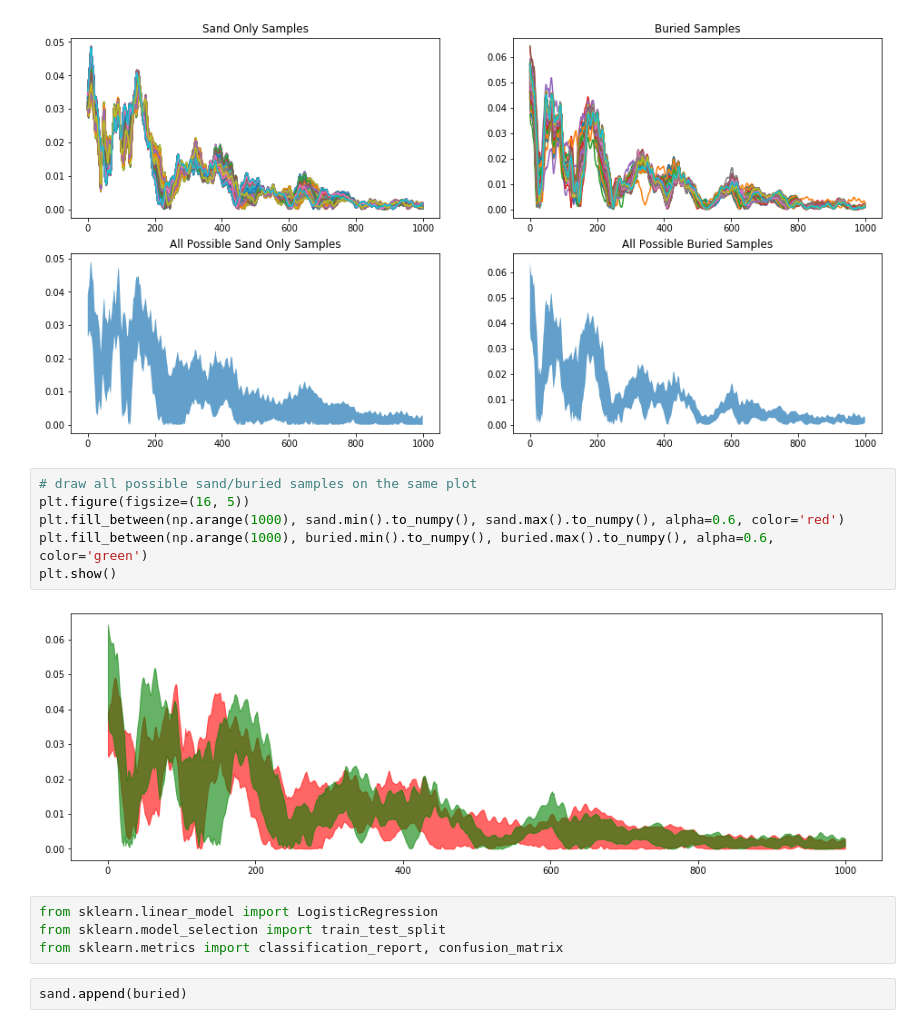
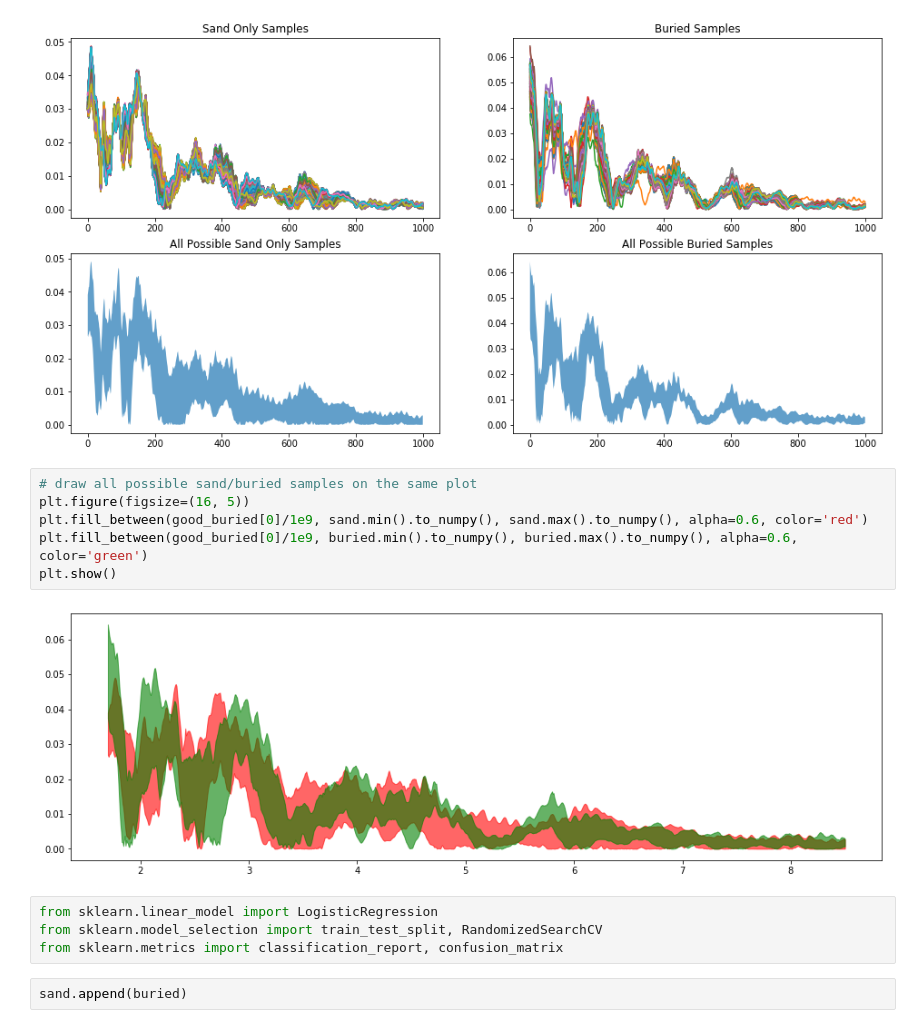
Before and after one commit to lnadi17/ground-penetrating-radar, a Jupyter notebook: gpr.ipynb, the cells around one changed output. Cells and saved outputs as stored; diff of their text form.

```diff
--- a/gpr.ipynb
+++ b/gpr.ipynb
@@ -226,14 +226,14 @@ plt.show()
 # %%
 # draw all possible sand/buried samples on the same plot
 plt.figure(figsize=(16, 5))
-plt.fill_between(np.arange(1000), sand.min().to_numpy(), sand.max().to_numpy(), alpha=0.6, color='red')
-plt.fill_between(np.arange(1000), buried.min().to_numpy(), buried.max().to_numpy(), alpha=0.6, color='green')
+plt.fill_between(good_buried[0]/1e9, sand.min().to_numpy(), sand.max().to_numpy(), alpha=0.6, color='red')
+plt.fill_between(good_buried[0]/1e9, buried.min().to_numpy(), buried.max().to_numpy(), alpha=0.6, color='green')
 plt.show()
 # %% [output]
-[figure, old version]
+[figure, new version]
 # %%
 from sklearn.linear_model import LogisticRegression
-from sklearn.model_selection import train_test_split
+from sklearn.model_selection import train_test_split, RandomizedSearchCV
 from sklearn.metrics import classification_report, confusion_matrix
 # %%
 sand.append(buried)
```
Also changed, not shown: parts of 13 cells of this notebook.
